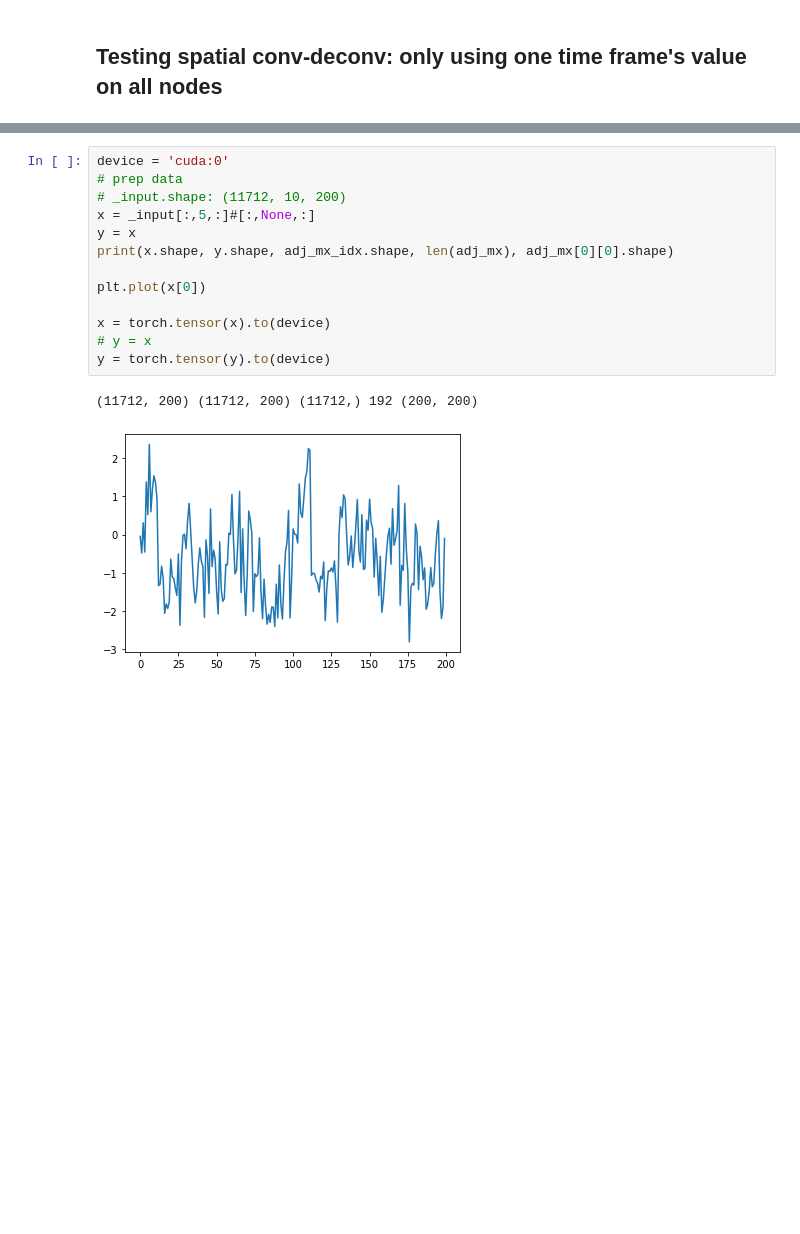
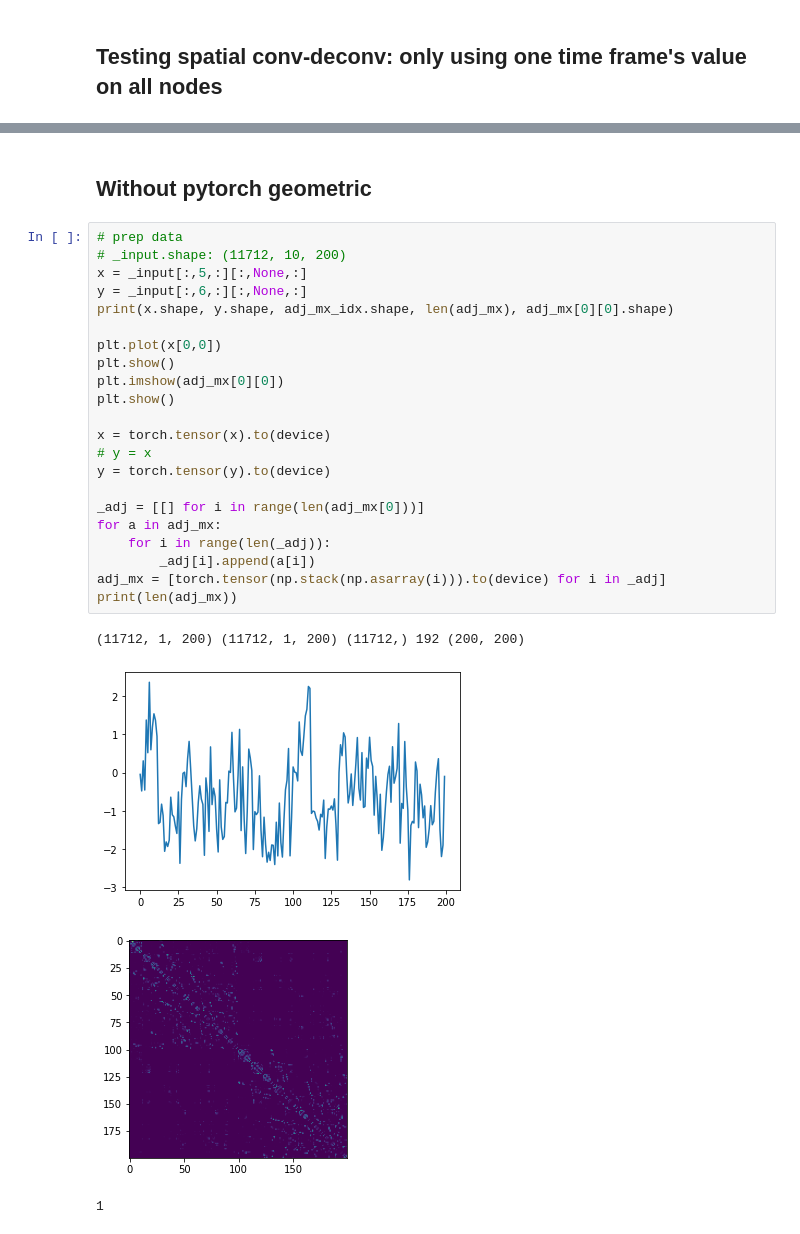
Before and after one commit to sklin93/Graph-WaveNet, a Jupyter notebook: simple_g_deconv.ipynb, the cells around one changed output, grey strips where cells are left out. Saved outputs shown, nothing was run; the diff lists cells and outputs as text; blank space fills up the shorter version.

```diff
--- a/simple_g_deconv.ipynb
+++ b/simple_g_deconv.ipynb
@@ -39,16 +180,29 @@ with open(CRASH_fname, 'rb') as handle:
+# %% [markdown]
+## Without pytorch geometric
 # %%
-device = 'cuda:0'
 # prep data
 # _input.shape: (11712, 10, 200)
-x = _input[:,5,:]#[:,None,:]
-y = x
+x = _input[:,5,:][:,None,:]
+y = _input[:,6,:][:,None,:]
 print(x.shape, y.shape, adj_mx_idx.shape, len(adj_mx), adj_mx[0][0].shape)
 
-plt.plot(x[0])
+plt.plot(x[0,0])
+plt.show()
+plt.imshow(adj_mx[0][0])
+plt.show()
 
 x = torch.tensor(x).to(device)
 # y = x
 y = torch.tensor(y).to(device)
+
+_adj = [[] for i in range(len(adj_mx[0]))]
+for a in adj_mx:
+    for i in range(len(_adj)):
+        _adj[i].append(a[i])
+adj_mx = [torch.tensor(np.stack(np.asarray(i))).to(device) for i in _adj]
+print(len(adj_mx))
 # %% [output]
-(11712, 200) (11712, 200) (11712,) 192 (200, 200)
+(11712, 1, 200) (11712, 1, 200) (11712,) 192 (200, 200)
 [figure]
+[figure, added]
+1
```
Also changed, not shown: parts of 16 cells of this notebook, 3 other files.
